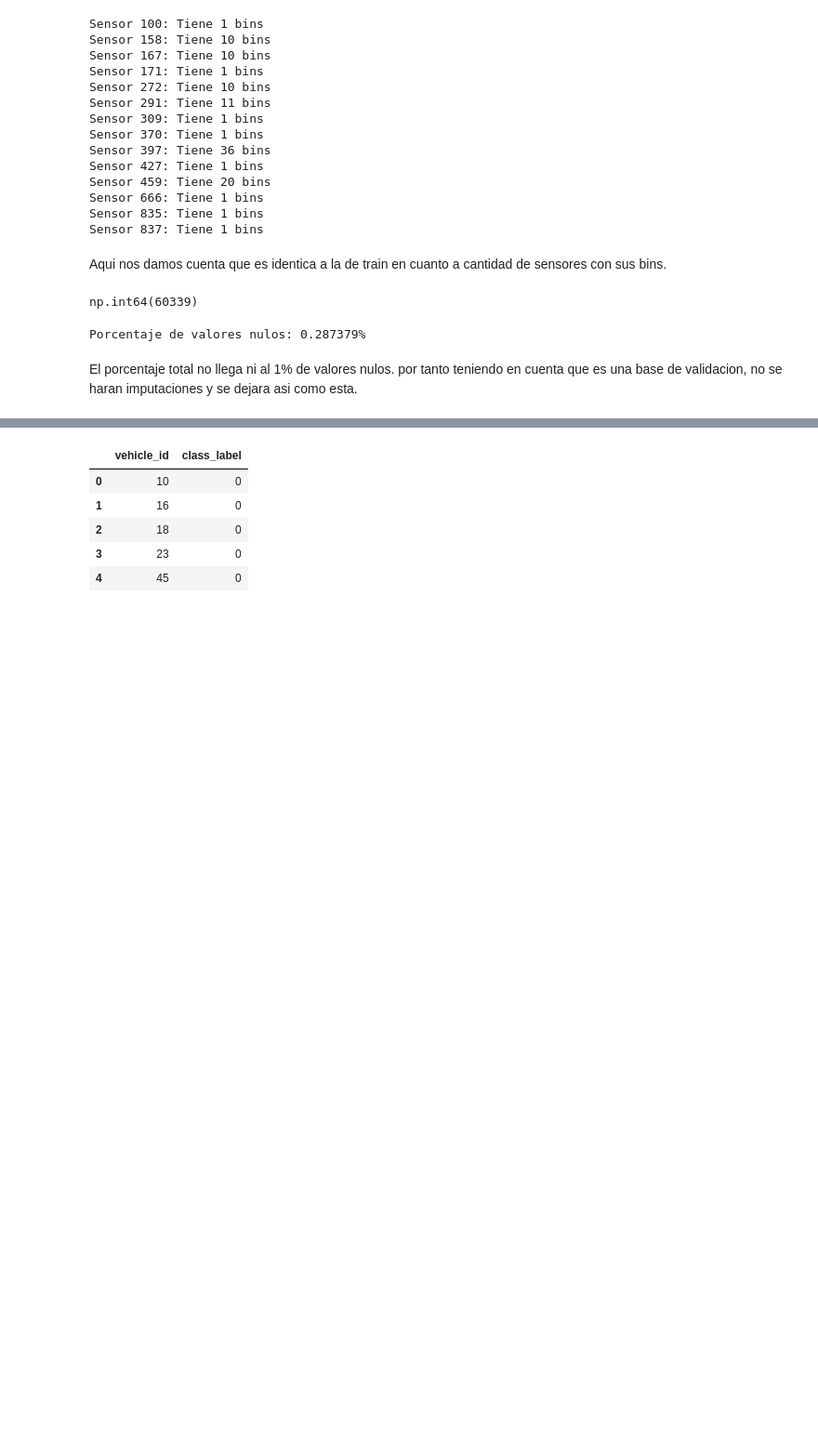
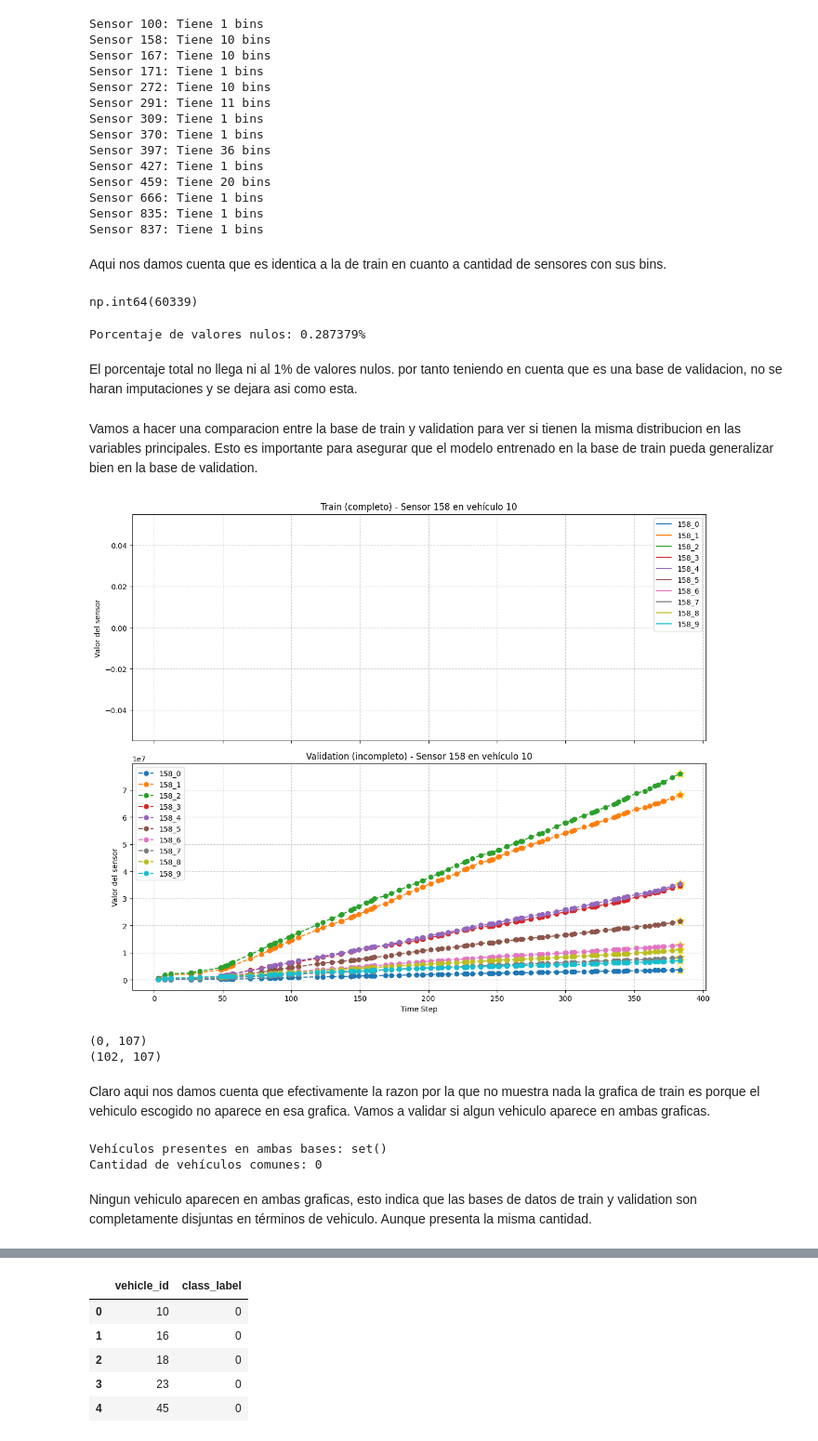
Before and after one commit to AlexSG29/IDA-Challenge-Tesis-Transformers, a Jupyter notebook: notebooks/validation.ipynb, the cells around one changed output, grey strips where cells are left out. Shown: that part at 93% size. Cells and saved outputs as stored; diff of their text form; code cells hidden in the pictures; blank space fills up the shorter version.

Commit message:
validation completed

```diff
--- a/notebooks/validation.ipynb
+++ b/notebooks/validation.ipynb
@@ -83,5 +83,85 @@ El porcentaje total no llega ni al 1% de valores nulos. por tanto teniendo en cu
 # %%
 # vamos a guardar las bases limpias
 validation_operational_readouts.to_csv('../data/processed/validation/validation_operational_readouts_clean.csv', index=False)
+# %% [markdown]
+Vamos a hacer una comparacion entre la base de train y validation para ver si tienen la misma distribucion en las variables principales. Esto es importante para asegurar que el modelo entrenado en la base de train pueda generalizar bien en la base de validation.
+# %%
+#cargamos la base de train limpia para comparacion
+train_operational_readouts = pd.read_csv('../data/processed/train/train_operational_readouts_clean.csv')
+# %%
+import matplotlib.pyplot as plt
+import seaborn as sns
+
+# Elegir vehículo y sensor base (sin el sufijo _0)
+vehicle_id = 10
+sensor_base = '158'   # sensor base, sin el "_0"
+
+# Filtrar datos del vehículo en train y validation
+train_data = train_operational_readouts[train_operational_readouts['vehicle_id'] == vehicle_id]
+val_data = validation_operational_readouts[validation_operational_readouts['vehicle_id'] == vehicle_id]
+
+# Seleccionar todas las columnas que empiezan con ese sensor (ej. 158_0, 158_1, 158_2...)
+train_cols = [col for col in train_data.columns if col.startswith(sensor_base + "_")]
+val_cols   = [col for col in val_data.columns if col.startswith(sensor_base + "_")]
+
+# Graficar en dos subplots (train arriba, validation abajo)
+fig, axes = plt.subplots(2, 1, figsize=(12, 10), sharex=True)
+
+# --- Train completo ---
+if train_cols:
+    colors = sns.color_palette("tab10", len(train_cols))
+    for col, color in zip(train_cols, colors):
+        axes[0].plot(train_data['time_step'], train_data[col], label=col, color=color)
+    axes[0].legend()
+else:
+    axes[0].text(0.5, 0.5, 'Sin datos en TRAIN', ha='center', va='center', fontsize=12)
+
+axes[0].set_title(f'Train (completo) - Sensor {sensor_base} en vehículo {vehicle_id}')
+axes[0].set_ylabel('Valor del sensor')
+axes[0].grid(True, linestyle='--', alpha=0.7)
+
+# --- Validation incompleto ---
+if val_cols:
+    colors = sns.color_palette("tab10", len(val_cols))
+    for col, color in zip(val_cols, colors):
+        axes[1].plot(val_data['time_step'], val_data[col], linestyle='--', marker='o', label=col, color=color)
+        # marcar último punto de cada bin
+        axes[1].scatter(val_data['time_step'].max(), val_data[col].iloc[-1],
+                        color='gold', marker='*', s=150)
+    axes[1].legend()
+else:
+    axes[1].text(0.5, 0.5, 'Sin datos en VALIDATION', ha='center', va='center', fontsize=12)
+
+axes[1].set_title(f'Validation (incompleto) - Sensor {sensor_base} en vehículo {vehicle_id}')
+axes[1].set_xlabel('Time Step')
+axes[1].set_ylabel('Valor del sensor')
+axes[1].grid(True, linestyle='--', alpha=0.7)
+
+plt.tight_layout()
+plt.show()
+
+print(train_data.shape)
+print(val_data.shape)
+# %% [output]
+[figure, added]
+(0, 107)
+(102, 107)
+# %% [markdown]
+Claro aqui nos damos cuenta que efectivamente la razon por la que no muestra nada la grafica de train es porque el vehiculo escogido no aparece en esa grafica. Vamos a validar si algun vehiculo aparece en ambas graficas.
+# %%
+# Obtener los IDs únicos de cada base
+train_ids = set(train_operational_readouts['vehicle_id'].unique())
+val_ids   = set(validation_operational_readouts['vehicle_id'].unique())
+
+# Intersección: vehículos que aparecen en ambas
+common_ids = train_ids.intersection(val_ids)
+
+print("Vehículos presentes en ambas bases:", common_ids)
+print("Cantidad de vehículos comunes:", len(common_ids))
+# %% [output]
+Vehículos presentes en ambas bases: set()
+Cantidad de vehículos comunes: 0
+# %% [markdown]
+Ningun vehiculo aparecen en ambas graficas, esto indica que las bases de datos de train y validation son completamente disjuntas en términos de vehiculo. Aunque presenta la misma cantidad.
 # %% [markdown]
 ### Validation Labels
```
Also changed, not shown: parts of 9 cells of this notebook.
